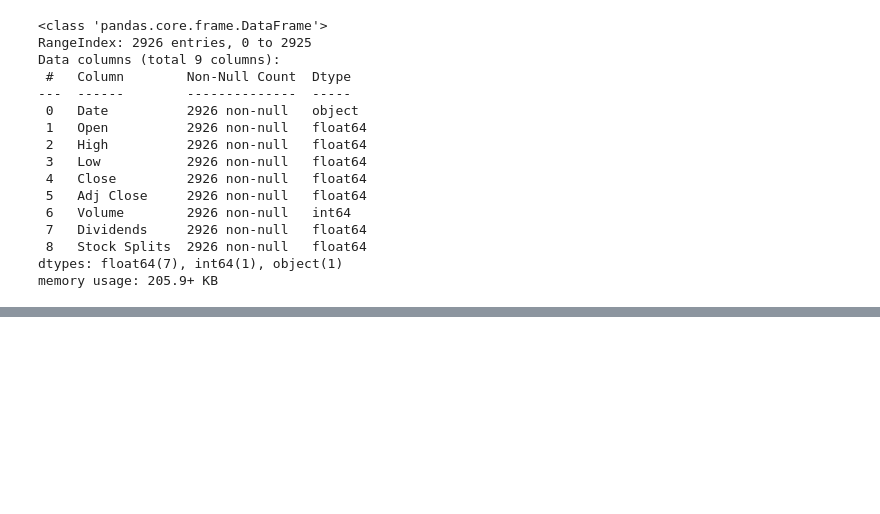
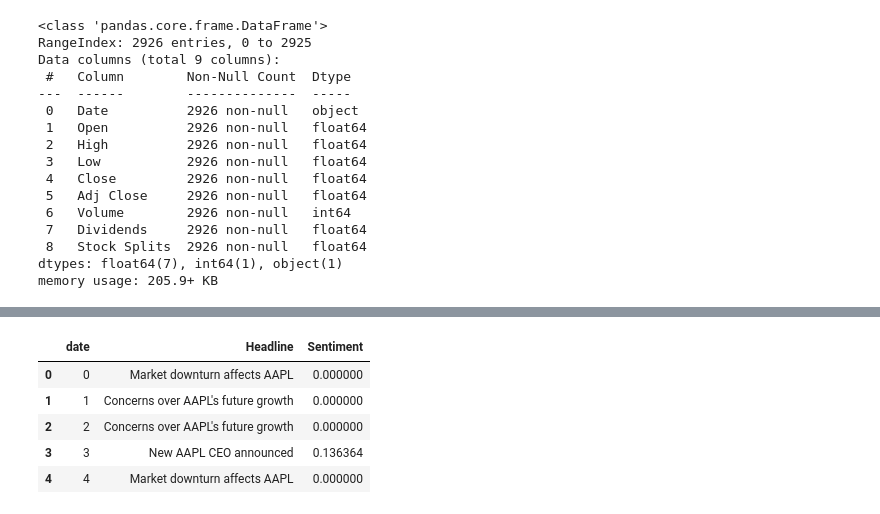
Before and after one commit to surak-alf/Project_3, a Jupyter notebook: src/notebooks/META (1).ipynb, the cells around one changed output, grey strips where cells are left out. Saved outputs shown, nothing was run; the diff lists cells and outputs as text; code cells hidden in the pictures; blank space fills up the shorter version.

```diff
--- a/src/notebooks/META (1).ipynb
+++ b/src/notebooks/META (1).ipynb
@@ -109,0 +115,3 @@ fig.show()
+# %%
+# convert the date column to datetime
+raw_df['date'] = pd.to_datetime(raw_df['date'], format='ISO8601')
@@ -109,0 +170,9 @@ fig.show()
+# %%
+text_data.head()
+# %% [output]
+|  | date | Headline | Sentiment |
+| 0 | 0 | Market downturn affects AAPL | 0.000000 |
+| 1 | 1 | Concerns over AAPL's future growth | 0.000000 |
+| 2 | 2 | Concerns over AAPL's future growth | 0.000000 |
+| 3 | 3 | New AAPL CEO announced | 0.136364 |
+| 4 | 4 | Market downturn affects AAPL | 0.000000 |
```
Also changed, not shown: parts of 13 cells of this notebook.
